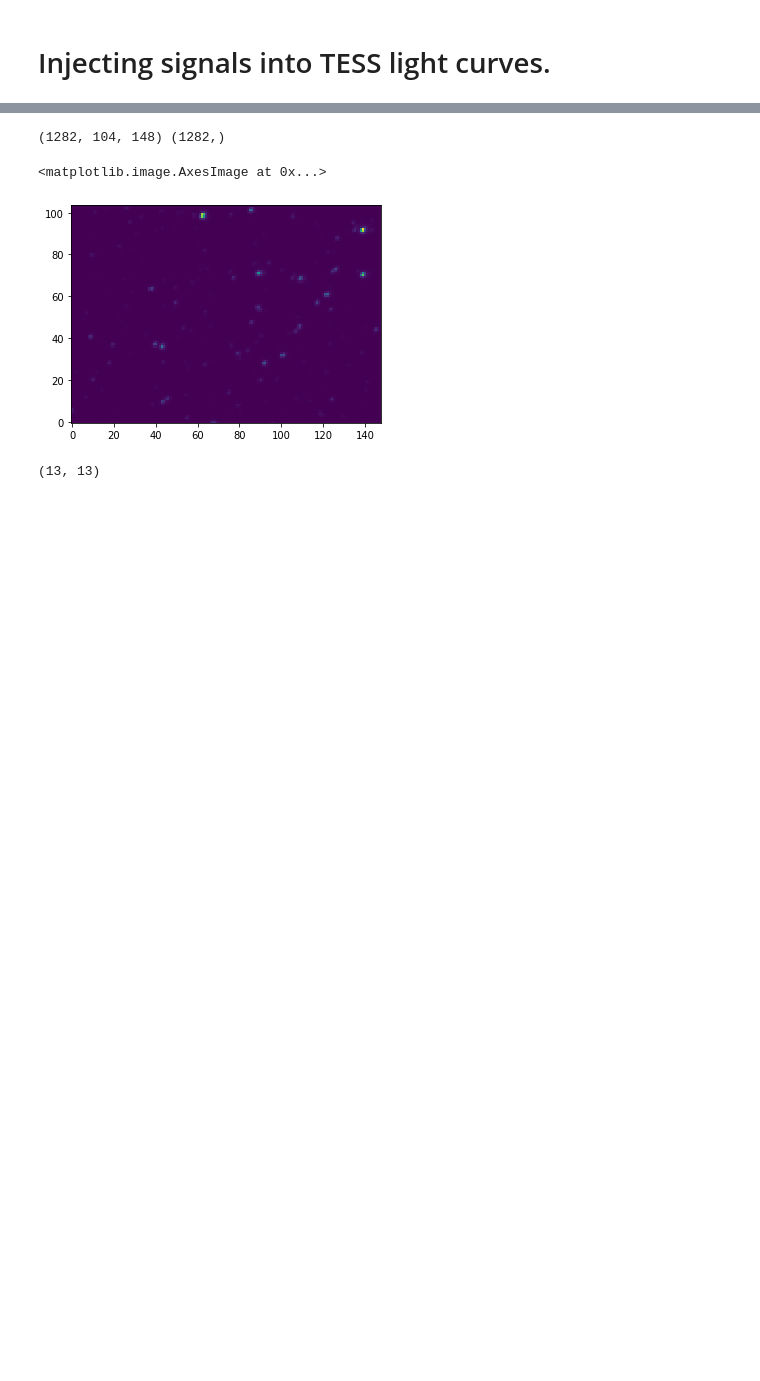
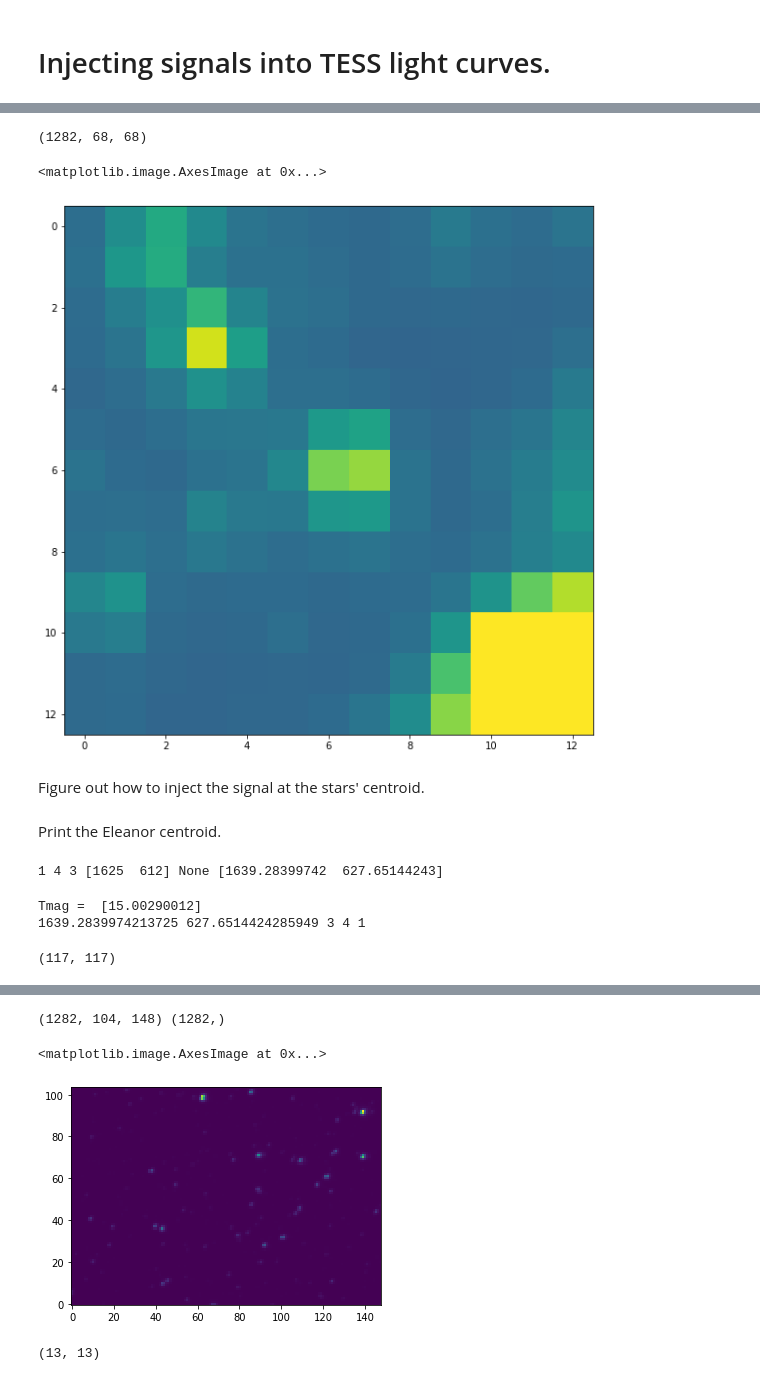
Before and after one commit to RuthAngus/TESS-rotation, a Jupyter notebook: code/notebooks/Injection_tests.ipynb, the cells around one changed output, grey strips where cells are left out. Drawn from its saved outputs; the diff is of its cells as text; code cells hidden in the pictures; blank space fills up the shorter version.

```diff
--- a/code/notebooks/Injection_tests.ipynb
+++ b/code/notebooks/Injection_tests.ipynb
@@ -12,0 +61,11 @@ from scipy.interpolate import RectBivariateSpline
+# %%
+# fits_image_filename = "/Users/rangus/projects/TESS-rotation/data/TESScut/astrocut_94.9608595415412_-55.9150480977925_68x68px" \
+#                       "/tess-s0001-4-4_94.960860_-55.915048_68x68_astrocut.fits"
+fits_image_filename = "/Users/rangus/projects/TESS-rotation/data/TESScut/astrocut_107.471456786207_-61.5366731480293_68x68px" \
+    "/tess-s0001-4-3_107.471457_-61.536673_68x68_astrocut.fits"
+with fits.open(fits_image_filename) as hdu1:
+    hdu1.info()
+    postcard = hdu1[1].data
+    cols = hdu1[1].columns
+    hdr = hdu1[0].header
+print(cols)
@@ -12,0 +92,15 @@ from scipy.interpolate import RectBivariateSpline
+# %%
+time = postcard["TIME"]*1.
+flux = postcard["FLUX"]*1.
+print(np.shape(flux))
+
+# flux[0, 32:35, 33:36] += [[2000, 2000, 2000], [2000, 2000, 2000], [2000, 2000, 2000]]
+# plt.imshow(flux[0, :, :], vmin=0, vmax=300)
+plt.imshow(flux[0, 27:40, 28:41], vmin=0, vmax=300)
+# plt.imshow(data.aperture*300, cmap="gray_r", alpha=.2)
+# %% [output]
+(1282, 68, 68)
+<matplotlib.image.AxesImage at 0x...>
+[figure, added]
+# %% [markdown]
+Figure out how to inject the signal at the stars' centroid.
@@ -12,0 +115,27 @@ from scipy.interpolate import RectBivariateSpline
+# %% [markdown]
+Print the Eleanor centroid.
+# %%
+print(star.sector, star.camera, star.chip, star.position_on_chip, star.locate_on_tess(), star.position_on_chip)
+# %% [output]
+1 4 3 [1625  612] None [1639.28399742  627.65144243]
+# %%
+from tess_stars2px import tess_stars2px_function_entry
+
+m = south.ID.values == int(ticid)
+ra = south.ra.values[m]
+dec = south.dec.values[m]
+ticid = south.ID.values[m]
+print("Tmag = ", south.Tmag.values[m])
+
+outID, outEclipLong, outEclipLat, outSec, outCam, outCcd, outColPix, outRowPix, scinfo = \
+    tess_stars2px_function_entry(int(ticid), ra, dec)
+print(outColPix[0], outRowPix[0], outCcd[0], outCam[0], outSec[0])
+# %% [output]
+Tmag =  [15.00290012]
+1639.2839974213725 627.6514424285949 3 4 1
+# %%
+path = "https://archive.stsci.edu/missions/tess/models/prf_fitsfiles/"
+prf = getPrfAtColRowFits(outColPix[0], outRowPix[0], outCcd[0], outCam[0], outSec[0], path)  # col, row, ccd, camera, sector
+print(np.shape(prf))
+# %% [output]
+(117, 117)
```
Also changed, not shown: parts of 18 cells of this notebook, 4 other files.
